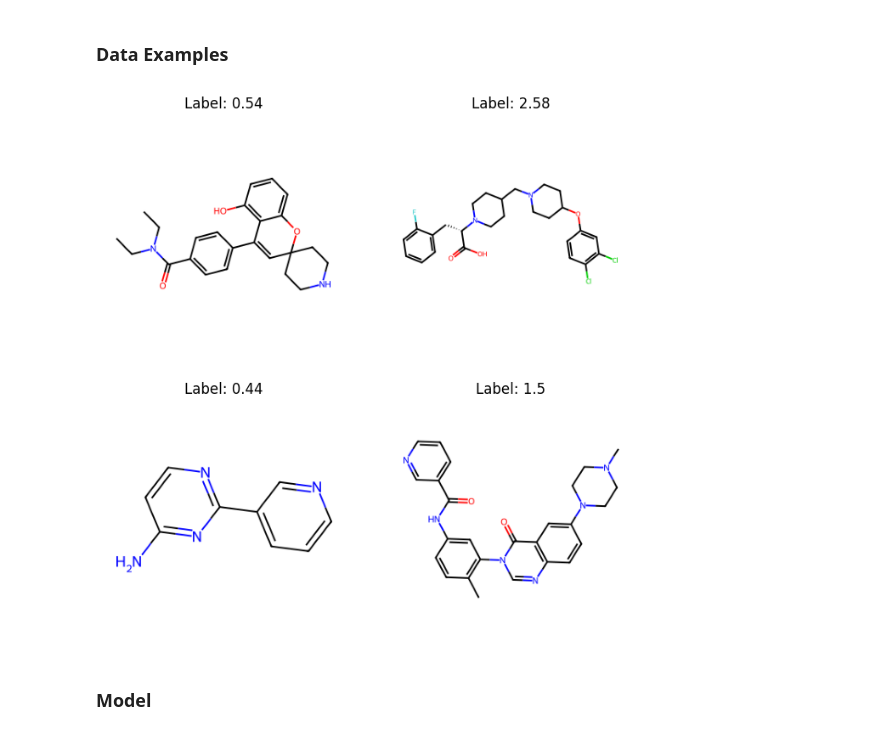
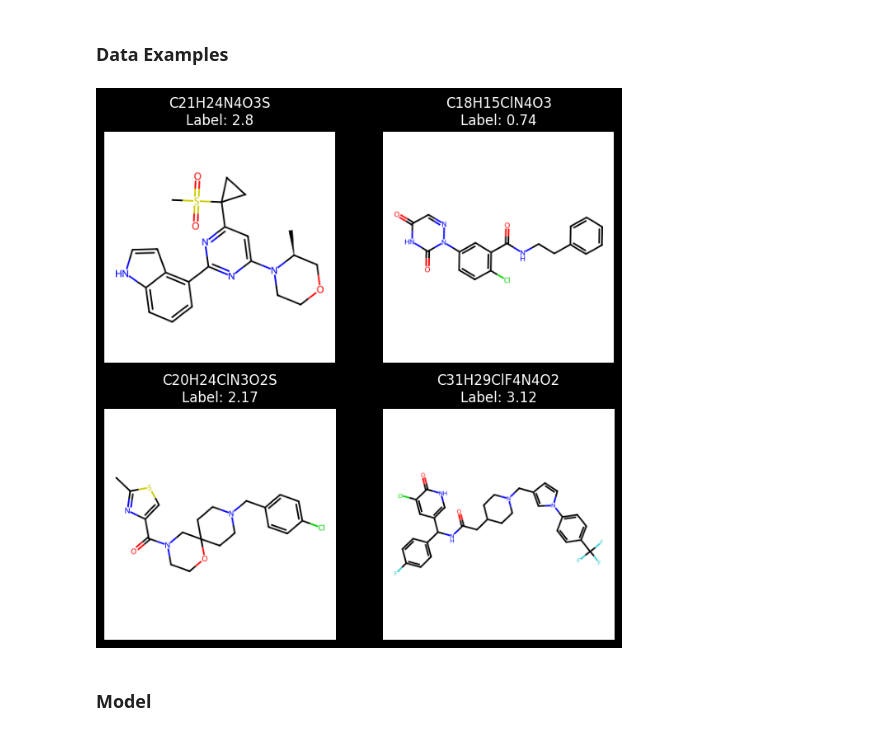
Before and after one commit to Pentaphone/nn_tests, a Jupyter notebook: nn_test2/nn_test2.ipynb, the cells around one changed output. Saved outputs shown, nothing was run; the diff lists cells and outputs as text; code cells hidden in the pictures.

```diff
--- a/nn_test2/nn_test2.ipynb
+++ b/nn_test2/nn_test2.ipynb
@@ -26,23 +26,36 @@ from rdkit.Chem import rdFingerprintGenerator
 from rdkit.Chem import Draw
 from rdkit.Chem import rdMolDescriptors
 
+!pip install py3Dmol
+import py3Dmol
+
 
 # config
 fp_gen = rdFingerprintGenerator.GetMorganGenerator(radius=2,fpSize=2048)
 
 batch_size = 64
 learning_rate = 1e-3
-weight_decay = 0.01
-epochs = 10
+weight_decay = 1e-4
+epochs = 24
 
 
 # util
 def rand_index(dataset):
   return torch.randint(0, len(dataset), (1,)).item()
 
+def smiles_to_formula(smiles):
+  return rdMolDescriptors.CalcMolFormula(Chem.MolFromSmiles(smiles))
+
 def smiles_to_img(smiles):
   mol = Chem.MolFromSmiles(smiles)
   return Draw.MolToImage(mol)
+
+def smiles_to_3d_obj(smiles):
+  mol = Chem.MolFromSmiles(smiles)
+  mol = Chem.AddHs(mol)
+  AllChem.EmbedMolecule(mol)
+  AllChem.MMFFOptimizeMolecule(mol)
+  return mol
 
 def smiles_to_fp(smiles):
   mol = Chem.MolFromSmiles(smiles)
@@ -104,18 +118,20 @@ test_loader = DataLoader(test_data, batch_size=batch_size, shuffle=True)
 # %% [markdown]
 ### Data Examples
 # %%
-# examples
+# data examples structural formulas
+plt.style.use('dark_background')
 plt.figure(figsize=(8, 8))
 for i in range(4):
     plt.subplot(2, 2, i+1)
 
     data = pd.read_csv(path)
     rand_index = torch.randint(0, len(training_data)-4, (1,)).item()
     smiles = data.loc[rand_index, "RDKIT_SMILES"]
+    formula = smiles_to_formula(smiles)
     label = data.loc[rand_index, "exp"]
     image = smiles_to_img(smiles)
     plt.imshow(image)
-    plt.title(f"Label: {label}")
+    plt.title(f"{formula}\nLabel: {label}")
     plt.axis("off")
 # %% [output]
-[figure, old version]
+[figure, new version]
```
Also changed, not shown: parts of 5 cells of this notebook.
